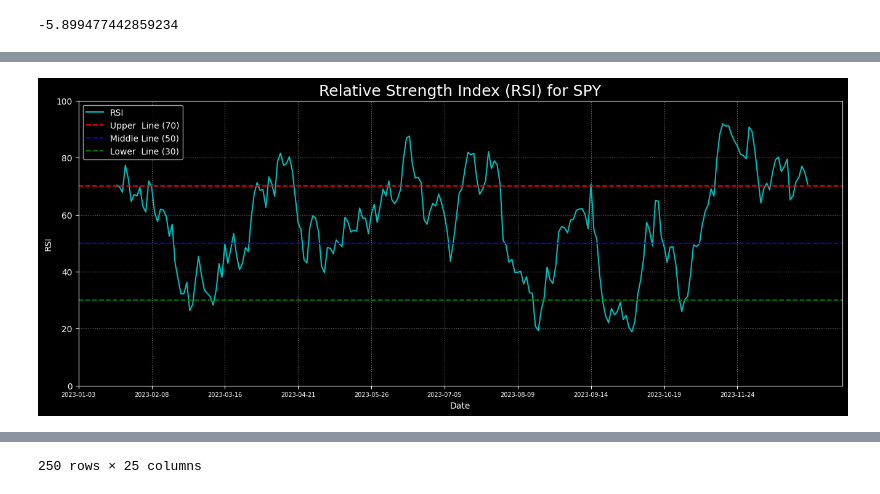
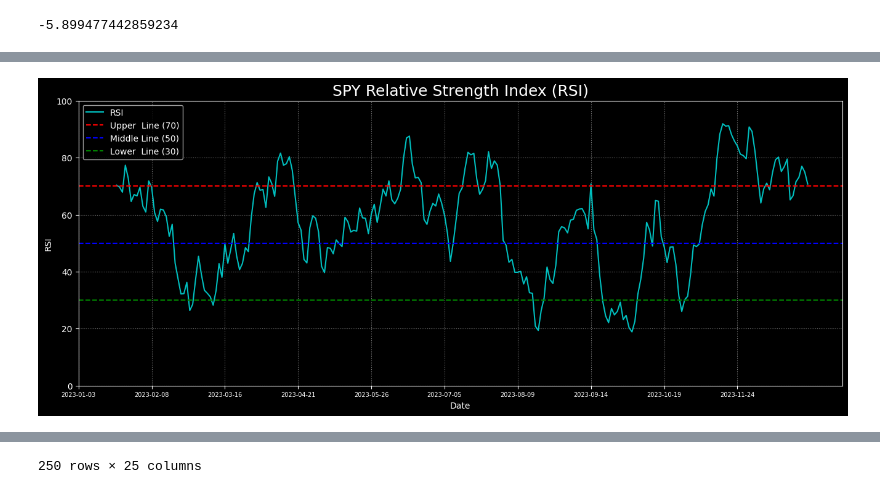
Before and after one commit to AndryADSM/Asset-Analyzer, a Jupyter notebook: asset_analyzer.ipynb, the cells around one changed output, grey strips where cells are left out. Drawn from its saved outputs; the diff is of its cells as text; code cells hidden in the pictures.

```diff
--- a/asset_analyzer.ipynb
+++ b/asset_analyzer.ipynb
@@ -1298,7 +1321,7 @@ def calc_rsi(
         *,
         use_price: str  = 'Close',
         window:    int  = 14,
-        add_col:   bool = True,
+        add_col:   bool = False,
         plot:      bool = True,
         style:     str  = 'dark_background',
         figsize:   tuple[int] | None = None,
@@ -1326,7 +1349,7 @@ def calc_rsi(
     df['RSI'] = rsi
 
     if add_col:
-        df.columns = pd.MultiIndex.from_product([[f'Calcs {ticker}'], df.columns])
+        df.columns = pd.MultiIndex.from_product([[f'{ticker}'], df.columns])
         df = pd.concat([data, df], axis=1)
 
     if plot:
@@ -1336,36 +1359,36 @@ def calc_rsi(
         if data_to_plot.index.name == 'Datetime':
             date_format = '%Y-%m-%d %H:%M'
         data_to_plot.index = data_to_plot.index.strftime(date_format)
 
         if figsize is None:
             figsize = (16, 6)
 
         # Plot
         with plt.style.context(style):
             plt.figure(figsize=figsize)
-            plt.title(f'Relative Strength Index (RSI) for {ticker}', size=18)
+            plt.title(f'{ticker} Relative Strength Index (RSI)', size=18)
 
             plt.plot(data_to_plot, color=color, label='RSI')
             plt.axhline(up_line, color='r', linestyle='--', label=f'Upper  Line ({up_line})')
             plt.axhline(50     , color='b', linestyle='--', label='Middle Line (50)')
             plt.axhline(lo_line, color='g', linestyle='--', label=f'Lower  Line ({lo_line})')
 
             plt.grid(which='major', color='grey', zorder=0, linestyle=':')
             plt.xticks(np.arange(len(data_to_plot),
                                 step=max(len(data_to_plot) // 10, 1)),
                        size=7)
             plt.ylim(0, 100)
             plt.legend()
             plt.xlabel('Date')
             plt.ylabel('RSI')
             plt.show()
 
     return df
 
-data_with_calcs = calc_rsi(data, 'SPY')
+data_with_calcs = calc_rsi(data, 'SPY', add_col=True)
 data_with_calcs
 # %% [output]
-[figure, old version]
+[figure, new version]
 |  | SPY |  |  |  |  |  | AAPL |  |  |  | ... | ... |
 |  | Open | High | Low | Close | Adj Close | Volume | Open | High | Low | Close | ... | ... |
 | Date |  |  |  |  |  |  |  |  |  |  |  | ... |
```
Also changed, not shown: parts of 22 cells of this notebook.
